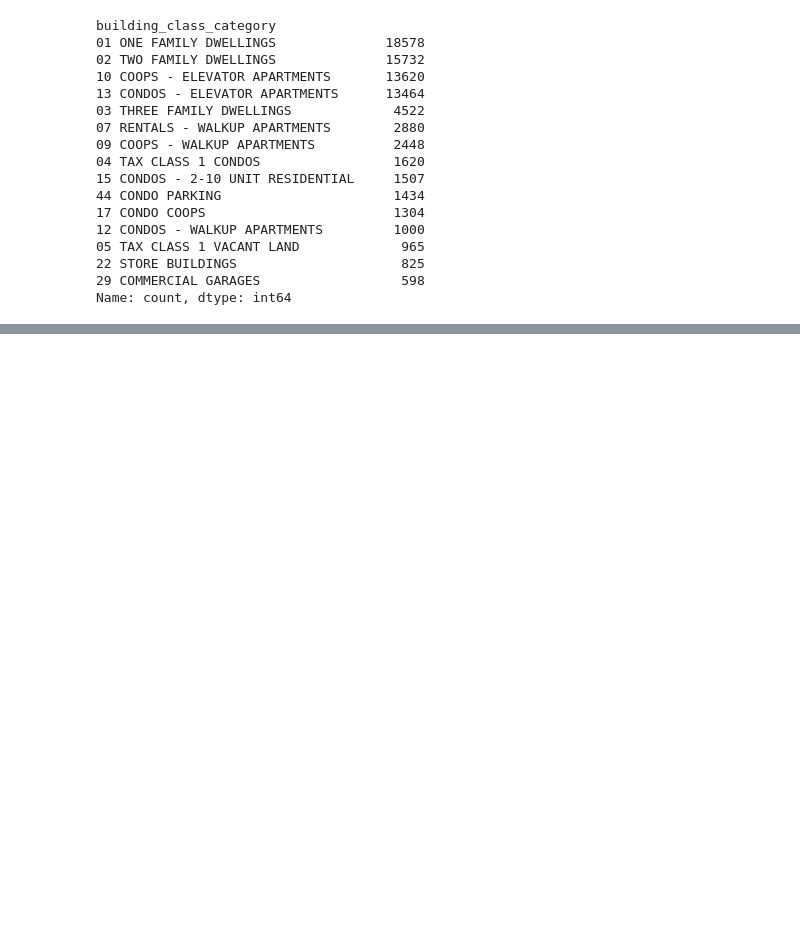
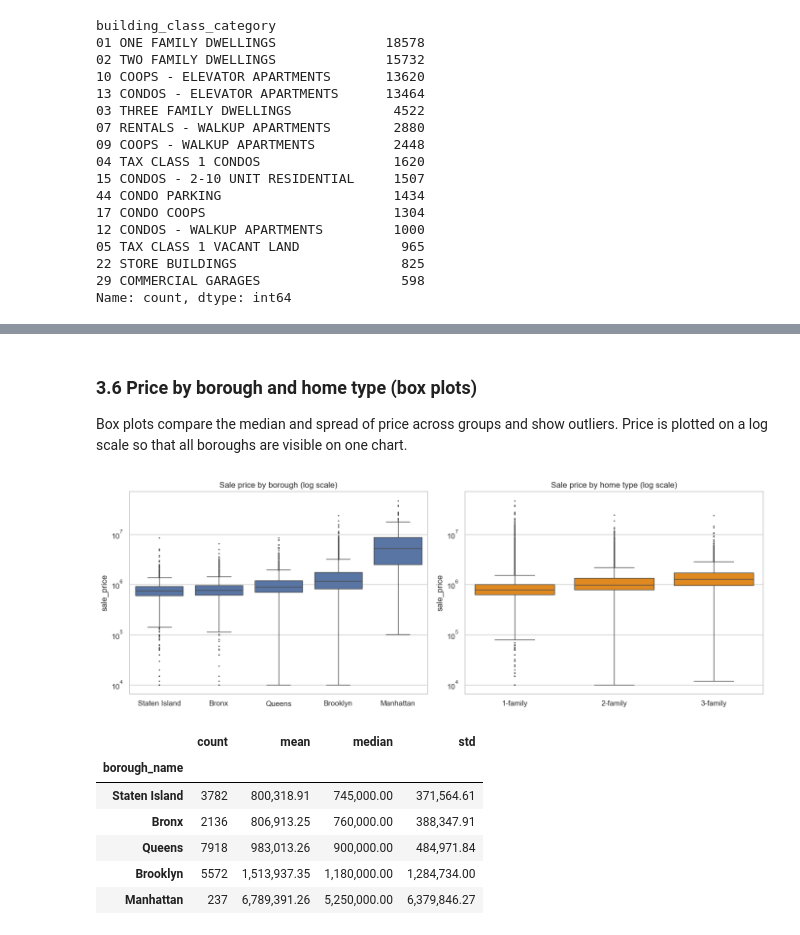
Before and after one commit to nodirbeksolijonov/MLDA-CW1-NYC-Property-Sales, a Jupyter notebook: MLDA_CW1_NYC_Property_Sales.ipynb, the cells around one changed output, grey strips where cells are left out. Saved outputs shown, nothing was run; the diff lists cells and outputs as text; code cells hidden in the pictures; blank space fills up the shorter version.

```diff
--- a/MLDA_CW1_NYC_Property_Sales.ipynb
+++ b/MLDA_CW1_NYC_Property_Sales.ipynb
@@ -232,0 +438,32 @@ Name: count, dtype: int64
+# %% [markdown]
+### 3.6 Price by borough and home type (box plots)
+Box plots compare the median and spread of price across groups and show outliers. Price is plotted on a log scale so that all boroughs are visible on one chart.
+# %%
+fig, axes = plt.subplots(1, 2, figsize=(14, 5))
+
+borough_order = df_res.groupby("borough_name")["sale_price"].median().sort_values().index
+sns.boxplot(data=df_res, x="borough_name", y="sale_price", order=borough_order,
+            ax=axes[0], fliersize=1)
+axes[0].set_yscale("log")
+axes[0].set_title("Sale price by borough (log scale)")
+axes[0].set_xlabel("")
+
+sns.boxplot(data=df_res, x="home_type", y="sale_price", order=["1-family", "2-family", "3-family"],
+            ax=axes[1], fliersize=1, color="darkorange")
+axes[1].set_yscale("log")
+axes[1].set_title("Sale price by home type (log scale)")
+axes[1].set_xlabel("")
+
+plt.tight_layout()
+plt.show()
+
+df_res.groupby("borough_name")["sale_price"].agg(["count", "mean", "median", "std"]).loc[borough_order]
+# %% [output]
+[figure, added]
+|  | count | mean | median | std |
+| borough_name |  |  |  |  |
+| Staten Island | 3782 | 800,318.91 | 745,000.00 | 371,564.61 |
+| Bronx | 2136 | 806,913.25 | 760,000.00 | 388,347.91 |
+| Queens | 7918 | 983,013.26 | 900,000.00 | 484,971.84 |
+| Brooklyn | 5572 | 1,513,937.35 | 1,180,000.00 | 1,284,734.00 |
+| Manhattan | 237 | 6,789,391.26 | 5,250,000.00 | 6,379,846.27 |
```
Also changed, not shown: parts of 34 cells of this notebook.
